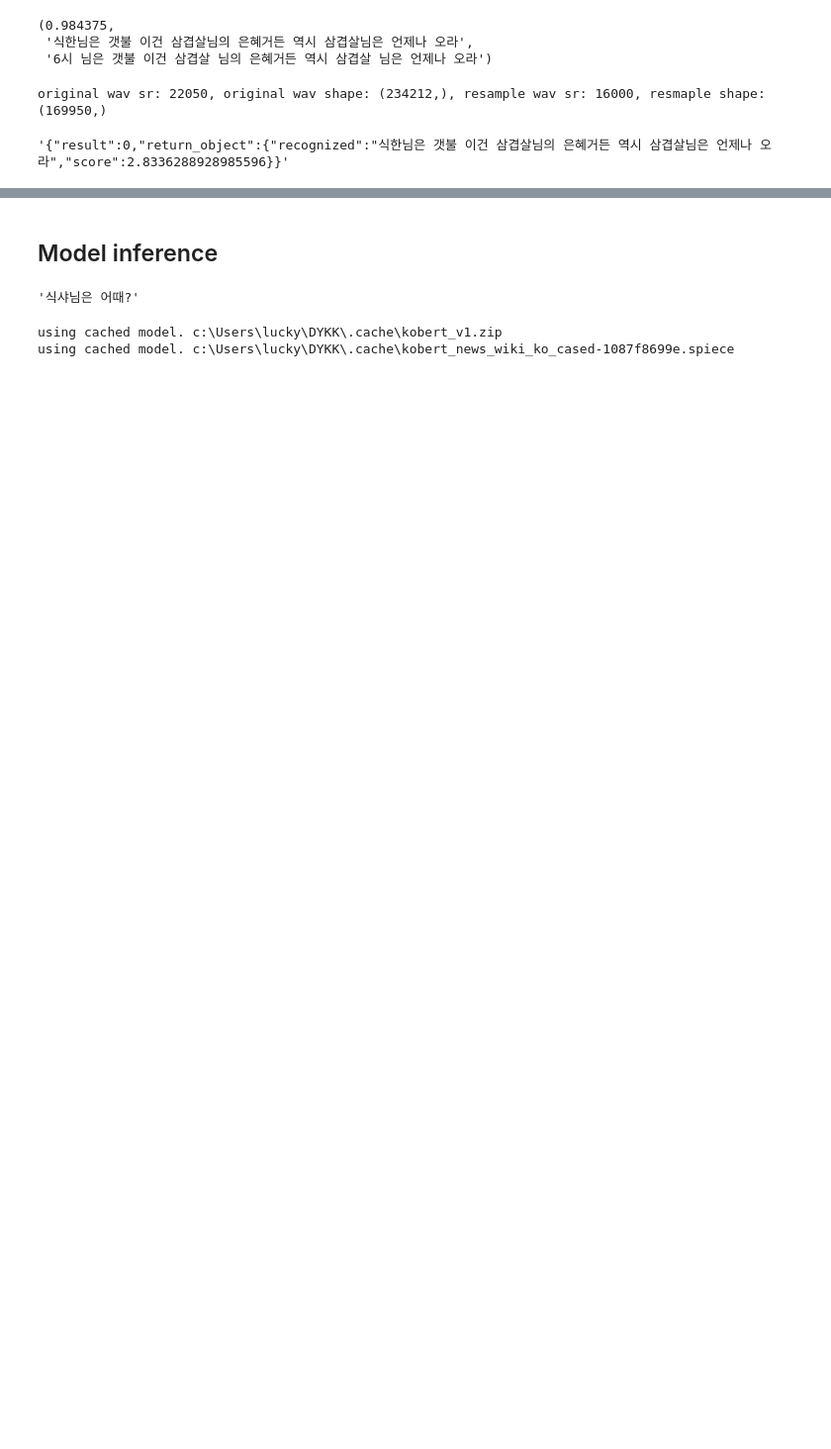
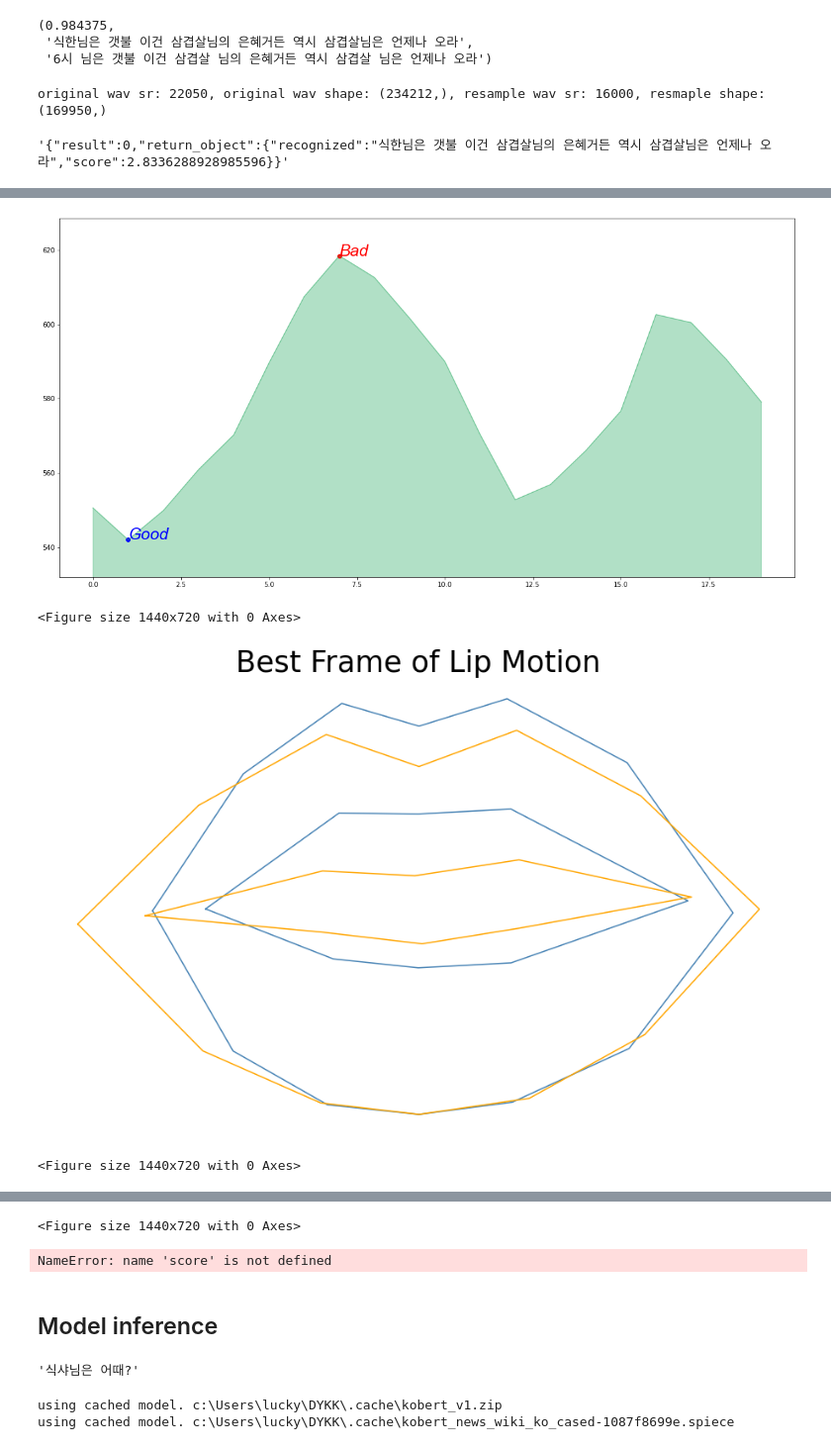
Before and after one commit to Ukjang/Help_me_Kingsis, a Jupyter notebook: prac.ipynb, the cells around one changed output, grey strips where cells are left out. Shown at 99% size. Cells and saved outputs as stored; diff of their text form; code cells hidden in the pictures; blank space fills up the shorter version.

```diff
--- a/prac.ipynb
+++ b/prac.ipynb
@@ -66,7 +63,7 @@ Directory is already existed
 # %%
 dir_lst = lets_study
 target_dir = './data/test'
-Lip_motion.lip_motion_analysis(video_index, target_dir, dir_lst)
+l_score, l_lst = Lip_motion.lip_motion_analysis(video_index, target_dir, dir_lst)
 # %% [output]
 Directory is already existed
 Frames are already existed
@@ -111,0 +131,7 @@ original wav sr: 22050, original wav shape: (234212,), resample wav sr: 16000, r
+# %%
+visualize.lip_visualize(l_lst)
+# %% [output]
+[figure, added]
+<Figure size 1440x720 with 0 Axes>
+[figure, added]
+<Figure size 1440x720 with 0 Axes>
@@ -112,3 +139,8 @@ original wav sr: 22050, original wav shape: (234212,), resample wav sr: 16000, r
+<Figure size 1440x720 with 0 Axes>
+# %%
+visualize.radar_visualize(p_score, t_score, mfcc_score, l_score)
+# %% [output]
+NameError: name 'score' is not defined
 # %% [markdown]
 ## Model inference
 # %%
```
Also changed, not shown: parts of 15 cells of this notebook.
